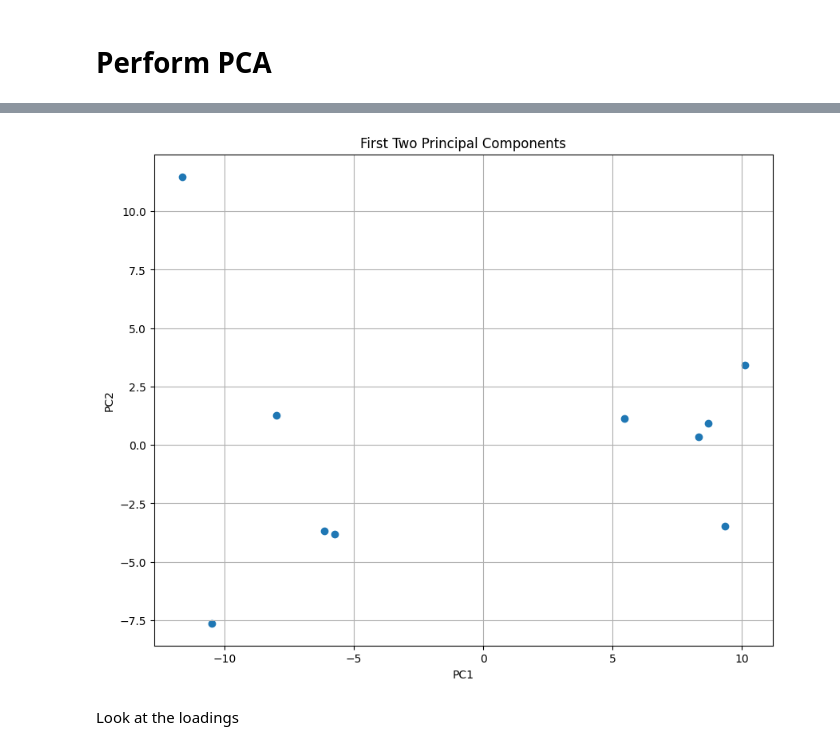
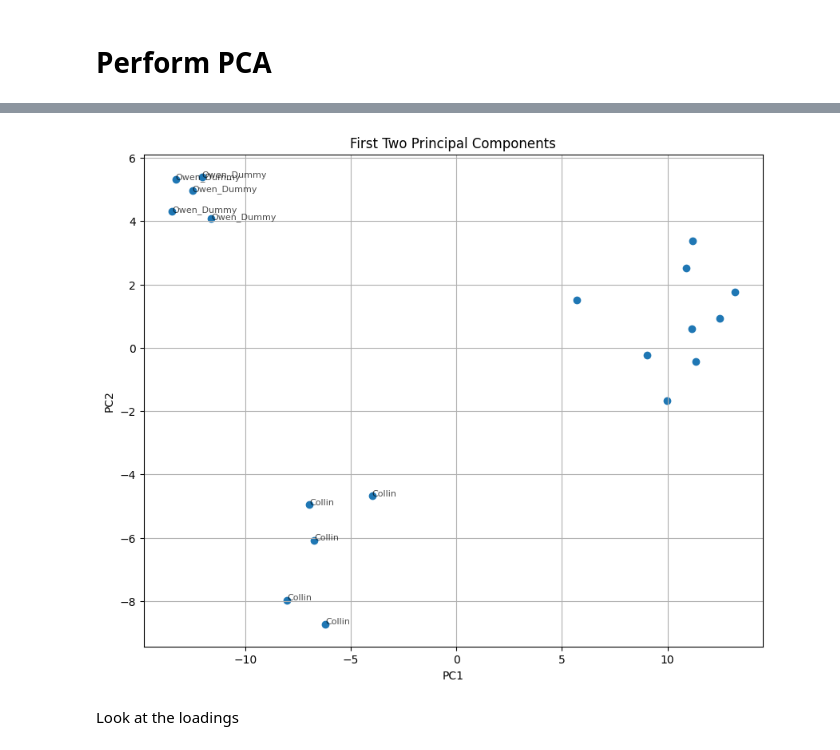
Before and after one commit to xuyfe/eigenjumps, a Jupyter notebook: svd_dummy.ipynb, the cells around one changed output, grey strips where cells are left out. Drawn from its saved outputs; the diff is of its cells as text; code cells hidden in the pictures.

```diff
--- a/svd_dummy.ipynb
+++ b/svd_dummy.ipynb
@@ -86,0 +122,5 @@ np.int64(0)
+# %%
+# clean connor
+connor.columns = list(range(len(connor.columns)))
+connor["label"] = "Connor"
+connor.head()
@@ -86,0 +135,3 @@ np.int64(0)
+# %%
+# concatenate
+merged_df = pd.concat([df, connor], ignore_index = True)
@@ -87,7 +152,9 @@ np.int64(0)
+# %%
+merged_df.fillna(0, inplace=True)
 # %% [markdown]
 # Perform PCA
 # %%
-data = df.iloc[:, :170]
+data = merged_df.iloc[:, :170]
 
 X = data.values
 
@@ -169,14 +245,18 @@ PC10: 1.0000
 # %%
-# Plot the first two principal components
 plt.figure(figsize=(10, 8))
 plt.scatter(scores[:, 0], scores[:, 1])
+
+# Add text labels
+for i, label in enumerate(labels):
+    plt.text(scores[i, 0], scores[i, 1], str(label), fontsize=8, alpha=0.7)
+
 plt.title('First Two Principal Components')
 plt.xlabel('PC1')
 plt.ylabel('PC2')
 plt.grid(True)
 plt.show()
 # %% [output]
-[figure, old version]
+[figure, new version]
 # %% [markdown]
 Look at the loadings
 # %%
```
Also changed, not shown: parts of 10 cells of this notebook, 25 other files.
